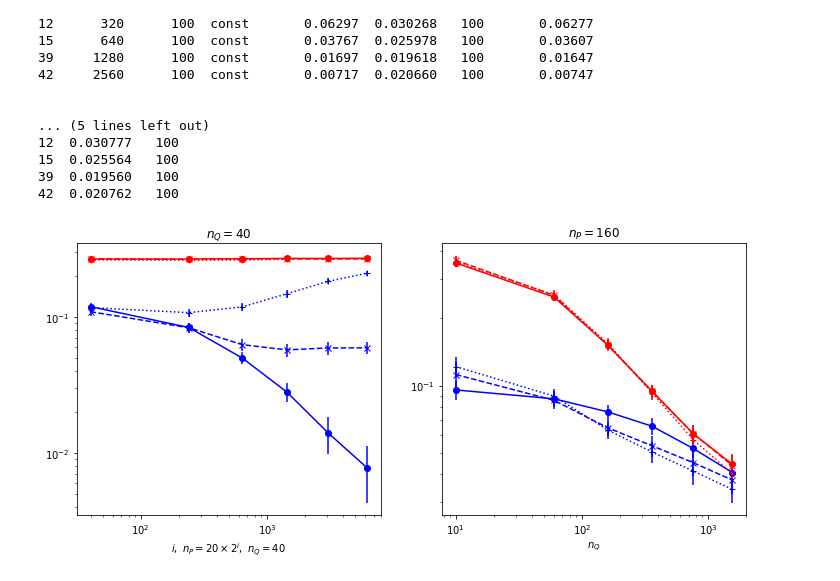
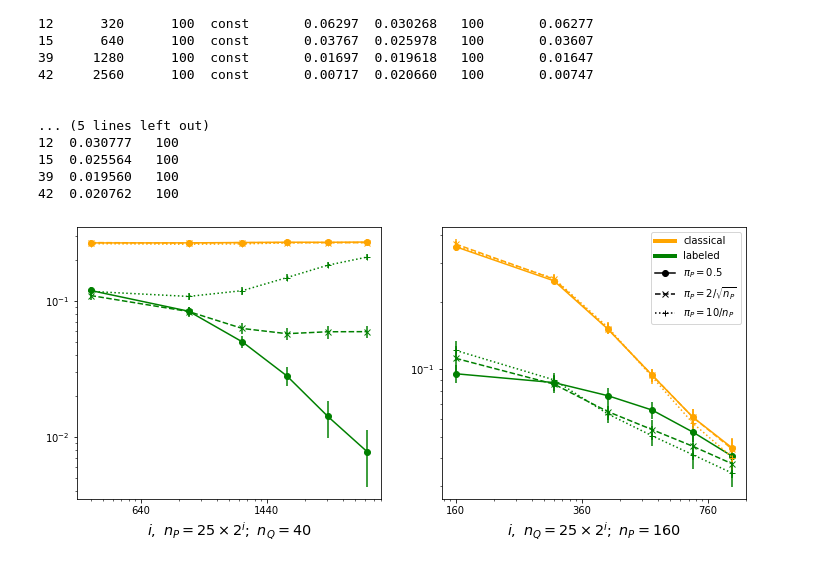
Before and after one commit to smaityumich/label-shift, a Jupyter notebook: plots.ipynb, the cells around one changed output. Drawn from its saved outputs; the diff is of its cells as text; code cells hidden in the pictures.

```diff
--- a/plots.ipynb
+++ b/plots.ipynb
@@ -395,29 +395,45 @@ unlabelQ = [res1, res2, res3]
 import matplotlib.pyplot as plt
 import numpy as np
 from scipy.ndimage import gaussian_filter1d
+from matplotlib.lines import Line2D
 results = [res1, res2, res3]
 lty = ['-', '--', ':']
 markers = ['o', 'x', '+']
 ns = ['n_source', 'n_target']
-n_latex = [[r'$i, \ n_P = 20 \times 2^i, \ n_Q = 40$', r'$n_Q$'],[]]
+n_latex = [[r'$i, \ n_P = 25 \times 2^i; \ n_Q = 40$', r'$i, \ n_Q =  25 \times 2^i; \ n_P = 160$'],\
+    [r'$i, \ n_P = 20 \times 2^i, \ n_Q = 100$', r'$i, \ n_Q = 10 \times 2^i, \ n_P = 1000$']]
 text_latex = [['$n_Q = 40$', '$n_P = 160$'], ['$n_Q = 100$', '$n_P = 1000$']]
+xticks = [[list(range(7)), list(range(7))], [range(9), range(7)]]
 # %%
 estimator = [['classical', 'labeled'], ['lipton', 'oracle']]
-cols = [['red', 'blue'], ['orange', 'green']]
+cols = [['orange', 'green'], ['orange', 'green']]
+
+custom_line = [Line2D([0], [0], color = 'orange', lw = 4), Line2D([0], [0], color = 'green', lw = 4)]
+l1, l2 = custom_line
+custom_subline = [Line2D([0], [0], color = 'black', linestyle='-', marker = 'o'),\
+ Line2D([0], [0], color = 'black', linestyle='--', marker = 'x'), \
+ Line2D([0], [0], color = 'black', linestyle=':', marker = '+')]
 fig, ax = plt.subplots(1, 2, figsize = (12, 5))
 for lP, lQ, uP, uQ, lt, mk in zip(labelP, labelQ, unlabelP, unlabelQ, lty, markers):
     resss = [[lP, lQ], [uP, uQ]]
     #plt.plot(res['n_source'], gaussian_filter1d(res['classical-excess']['mean'], sigma = 1.5), 'r'+lt)
     i, ress = 0, resss[0]
     for j, (res, n) in enumerate(zip(ress, ns)):
         for est, c in zip(estimator[i], cols[i]):
             ax[j].errorbar(res[n], gaussian_filter1d(res[est + '-excess']['mean']\
                     , sigma = 0.9),2 * gaussian_filter1d(res[est\
                          + '-excess']['std']/np.sqrt(res[est + '-excess']['count']),\
                       sigma = 0.5), color = c, ecolor=c, linestyle = lt, marker = mk)
             ax[j].set_yscale('log')
             ax[j].set_xscale('log')
-            ax[j].set_xlabel(n_latex[j])
-            ax[j].set_title(text_latex[i][j])
+            ax[j].set_xlabel(n_latex[i][j], fontsize = 'x-large')
+            ax[j].set_xticklabels(res[n])
+
+
+    lines = custom_line + custom_subline#[l1] + [l2] + [(l1, s) for s in custom_subline] + [l2] + [(l2, s) for s in custom_subline]
+    subclass = [r'$\pi_P = 0.5$', r'$\pi_P = \frac {2}{\sqrt{n_P}}$', r'$\pi_P = \frac{10}{n_P}$']
+    strs = estimator[i] + subclass#['classical'] + subclass + ['labeled'] + subclass
+
+    ax[1].legend(lines, strs)
 # %% [output]
-[figure, old version]
+[figure, new version]
```
Also changed, not shown: 4 other files.
